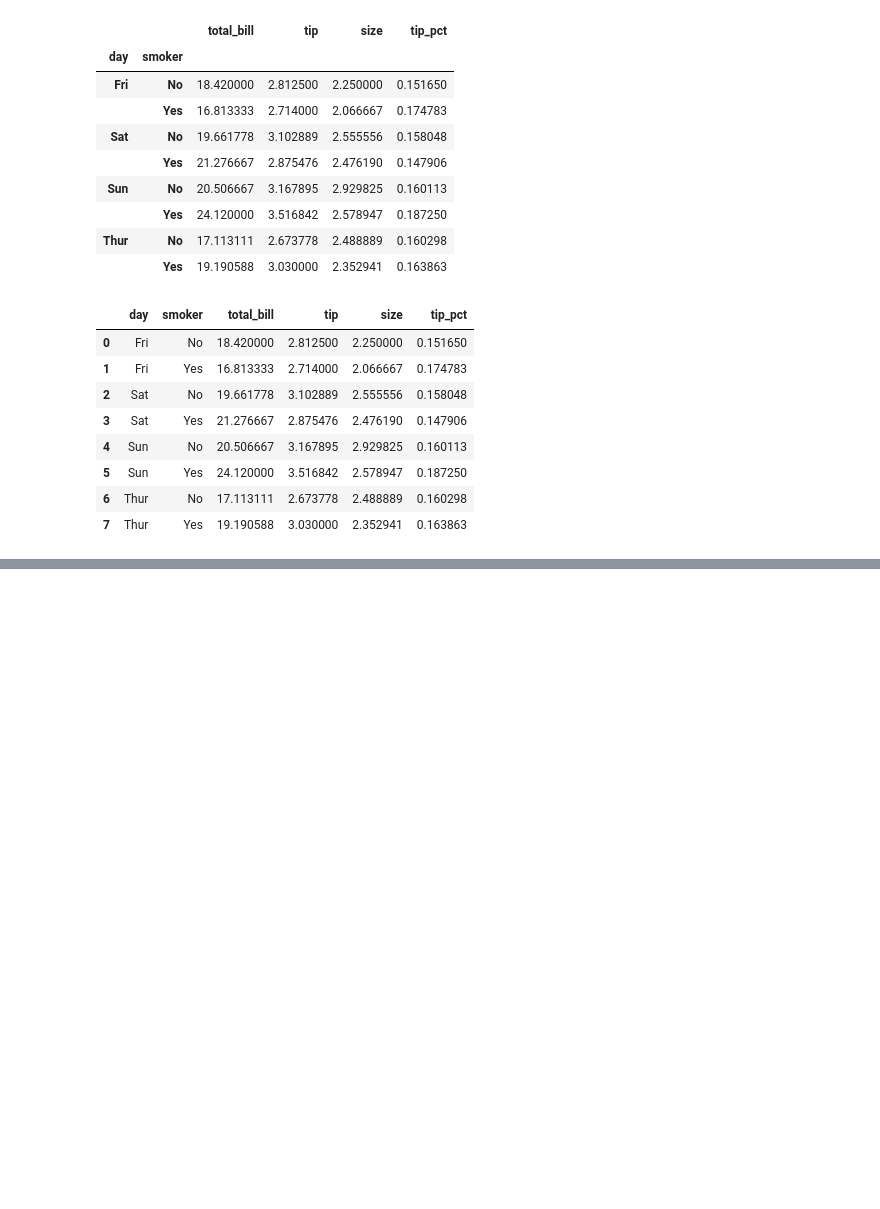
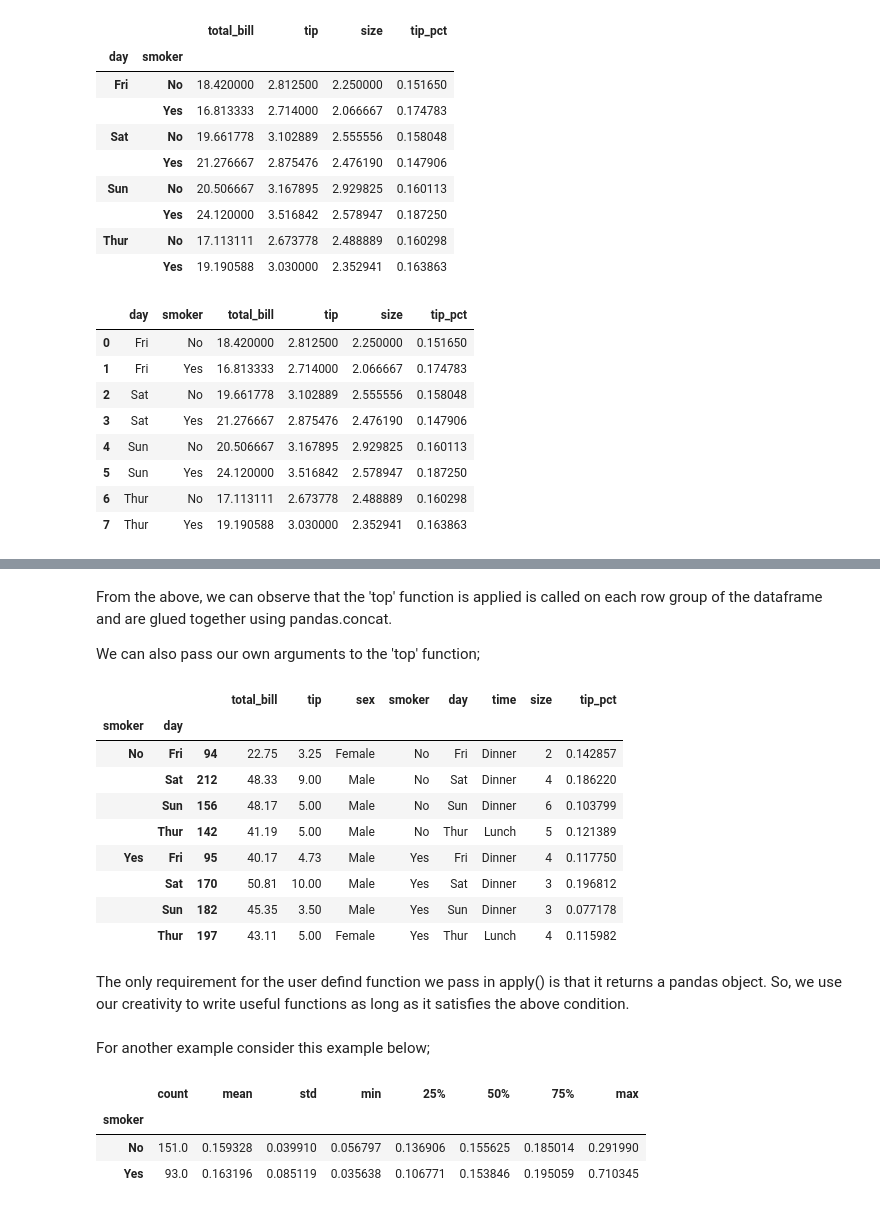
Before and after one commit to Visakan-N/Python-for-Data-Anlysis, a Jupyter notebook: Chapter 10 - Data Aggregation and Group Operations.ipynb, the cells around one changed output, grey strips where cells are left out. Cells and saved outputs as stored; diff of their text form; code cells hidden in the pictures; blank space fills up the shorter version.

```diff
--- a/Chapter 10 - Data Aggregation and Group Operations.ipynb
+++ b/Chapter 10 - Data Aggregation and Group Operations.ipynb
@@ -555,0 +587,29 @@ tips.groupby(['day', 'smoker'], as_index=False).mean() # without grouping the in
+# %% [markdown]
+From the above, we can observe that the 'top' function is applied is called on each row group of the dataframe and are glued together using pandas.concat.
+
+We can also pass our own arguments to the 'top' function;
+# %%
+tips.groupby(['smoker', 'day']).apply(top, n=1, column='total_bill')
+# %% [output]
+|  |  |  | total_bill | tip | sex | smoker | day | time | size | tip_pct |
+| smoker | day |  |  |  |  |  |  |  |  |  |
+| No | Fri | 94 | 22.75 | 3.25 | Female | No | Fri | Dinner | 2 | 0.142857 |
+|  | Sat | 212 | 48.33 | 9.00 | Male | No | Sat | Dinner | 4 | 0.186220 |
+|  | Sun | 156 | 48.17 | 5.00 | Male | No | Sun | Dinner | 6 | 0.103799 |
+|  | Thur | 142 | 41.19 | 5.00 | Male | No | Thur | Lunch | 5 | 0.121389 |
+| Yes | Fri | 95 | 40.17 | 4.73 | Male | Yes | Fri | Dinner | 4 | 0.117750 |
+|  | Sat | 170 | 50.81 | 10.00 | Male | Yes | Sat | Dinner | 3 | 0.196812 |
+|  | Sun | 182 | 45.35 | 3.50 | Male | Yes | Sun | Dinner | 3 | 0.077178 |
+|  | Thur | 197 | 43.11 | 5.00 | Female | Yes | Thur | Lunch | 4 | 0.115982 |
+# %% [markdown]
+The only requirement for the user defind function we pass in apply() is that it returns a pandas object. So, we use our creativity to write useful functions as long as it satisfies the above condition.
+# %% [markdown]
+For another example consider this example below;
+# %%
+result = tips.groupby('smoker')['tip_pct'].describe()
+result
+# %% [output]
+|  | count | mean | std | min | 25% | 50% | 75% | max |
+| smoker |  |  |  |  |  |  |  |  |
+| No | 151.0 | 0.159328 | 0.039910 | 0.056797 | 0.136906 | 0.155625 | 0.185014 | 0.291990 |
+| Yes | 93.0 | 0.163196 | 0.085119 | 0.035638 | 0.106771 | 0.153846 | 0.195059 | 0.710345 |
```
Also changed, not shown: parts of 75 cells of this notebook.
